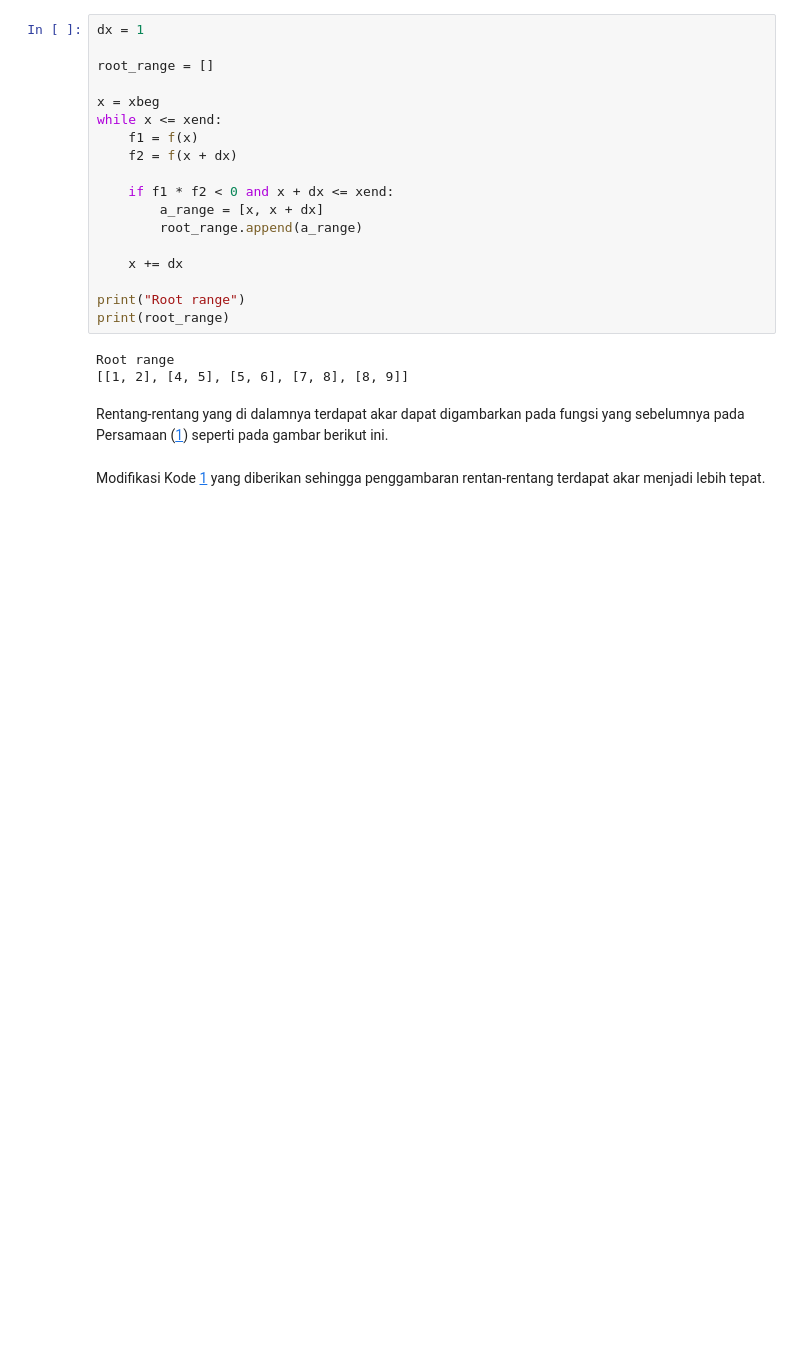
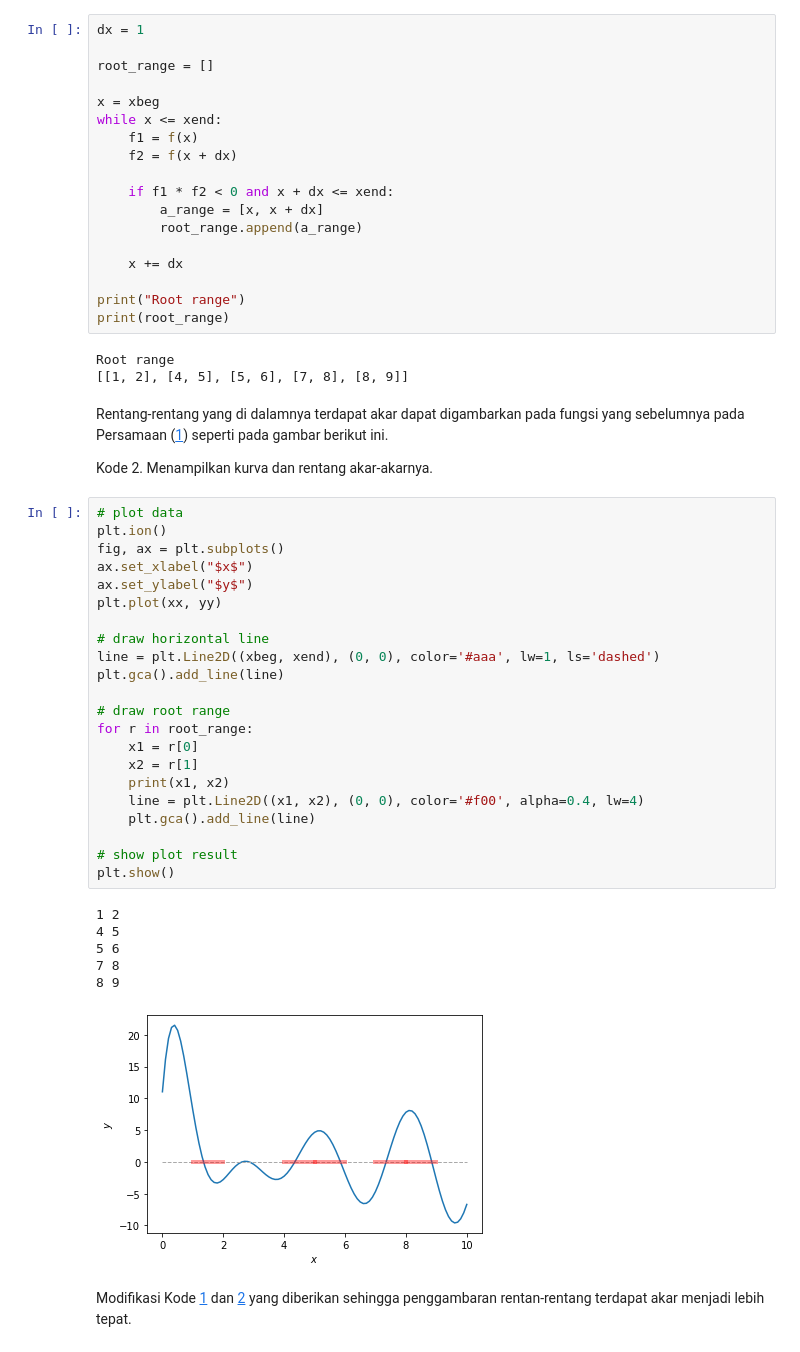
Before and after one commit to dudung/2021-2-fi3201-01-u2, a Jupyter notebook: que/10200000/root_finding_scan_range_method.ipynb, the cells around one changed output. Saved outputs shown, nothing was run; the diff lists cells and outputs as text; blank space fills up the shorter version.

```diff
--- a/que/10200000/root_finding_scan_range_method.ipynb
+++ b/que/10200000/root_finding_scan_range_method.ipynb
@@ -109,7 +109,38 @@ print(root_range)
 # %% [output]
 Root range
 [[1, 2], [4, 5], [5, 6], [7, 8], [8, 9]]
-# %% [markdown]
-Rentang-rentang yang di dalamnya terdapat akar dapat digambarkan pada fungsi yang sebelumnya pada Persamaan ([1](#eqn1)) seperti pada gambar berikut ini.
-# %% [markdown]
-Modifikasi Kode [1](#cod1) yang diberikan sehingga penggambaran rentan-rentang terdapat akar menjadi lebih tepat.
+# %% [markdown]
+Rentang-rentang yang di dalamnya terdapat akar dapat digambarkan pada fungsi yang sebelumnya pada Persamaan ([1](#eqn1)) seperti pada gambar berikut ini.
+
+Kode <a name='cod2'>2</a>. Menampilkan kurva dan rentang akar-akarnya.
+# %%
+# plot data
+plt.ion()
+fig, ax = plt.subplots()
+ax.set_xlabel("$x$")
+ax.set_ylabel("$y$")
+plt.plot(xx, yy)
+
+# draw horizontal line
+line = plt.Line2D((xbeg, xend), (0, 0), color='#aaa', lw=1, ls='dashed')
+plt.gca().add_line(line)
+
+# draw root range
+for r in root_range:
+    x1 = r[0]
+    x2 = r[1]
+    print(x1, x2)
+    line = plt.Line2D((x1, x2), (0, 0), color='#f00', alpha=0.4, lw=4)
+    plt.gca().add_line(line)
+
+# show plot result
+plt.show()
+# %% [output]
+1 2
+4 5
+5 6
+7 8
+8 9
+[figure, added]
+# %% [markdown]
+Modifikasi Kode [1](#cod1) dan [2](#cod2) yang diberikan sehingga penggambaran rentan-rentang terdapat akar menjadi lebih tepat.
```
